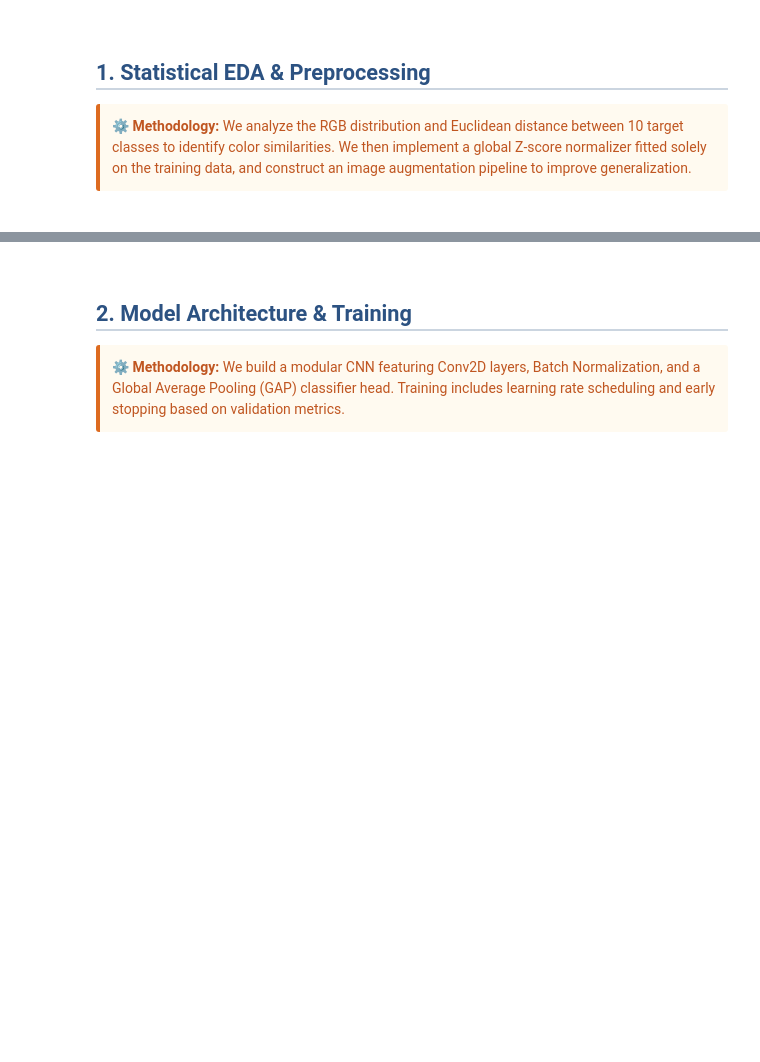
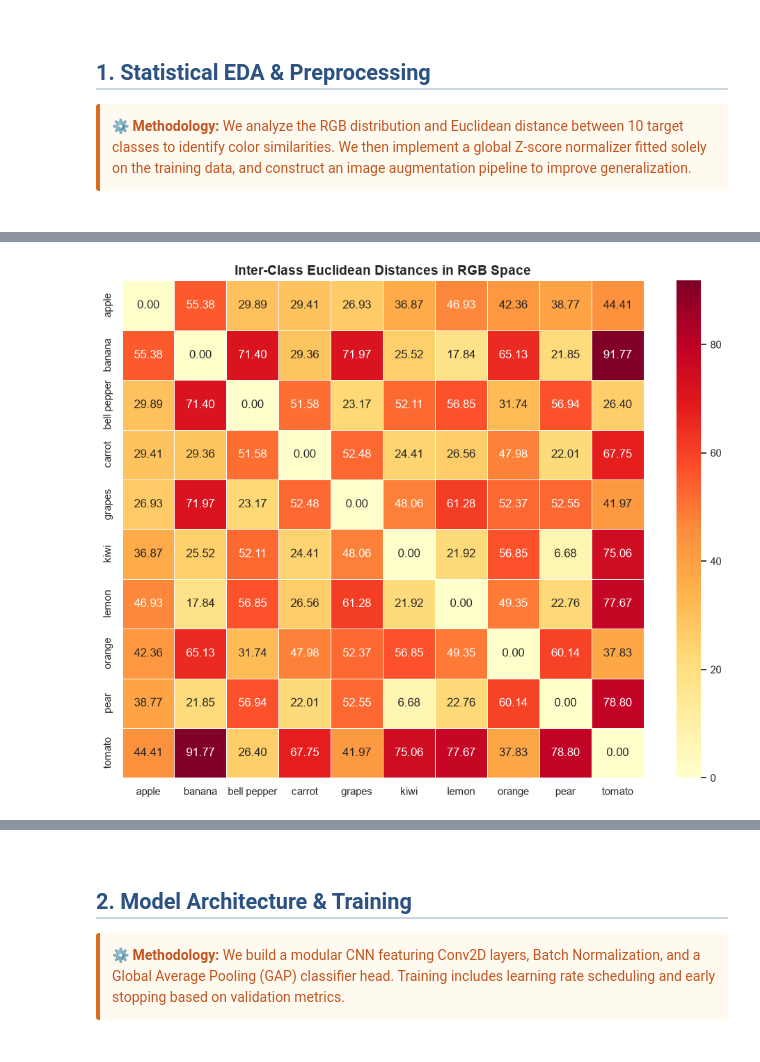
Before and after one commit to Parsa-Saeednia/UT-DataScience-Spring2026, a Jupyter notebook: Assignments/CA4/02_CNN_Robustness_and_GradCAM.ipynb, the cells around one changed output, grey strips where cells are left out. Drawn from its saved outputs; the diff is of its cells as text; code cells hidden in the pictures; blank space fills up the shorter version.

```diff
--- a/Assignments/CA4/02_CNN_Robustness_and_GradCAM.ipynb
+++ b/Assignments/CA4/02_CNN_Robustness_and_GradCAM.ipynb
@@ -38,0 +344,14 @@
+# %%
+rgb_matrix = df_rgb[["R", "G", "B"]].to_numpy()
+distances = pdist(rgb_matrix, metric='euclidean')
+dist_matrix = squareform(distances)
+
+df_dist = pd.DataFrame(dist_matrix, index=SELECTED_CLASSES, columns=SELECTED_CLASSES)
+
+plt.figure(figsize=(10, 8))
+sns.heatmap(df_dist, annot=True, fmt=".2f", cmap="YlOrRd", linewidths=0.5)
+plt.title("Inter-Class Euclidean Distances in RGB Space", fontsize=14, fontweight="bold")
+plt.tight_layout()
+plt.show()
+# %% [output]
+[figure, added]
```
Also changed, not shown: parts of 15 cells of this notebook, 2 other files.
